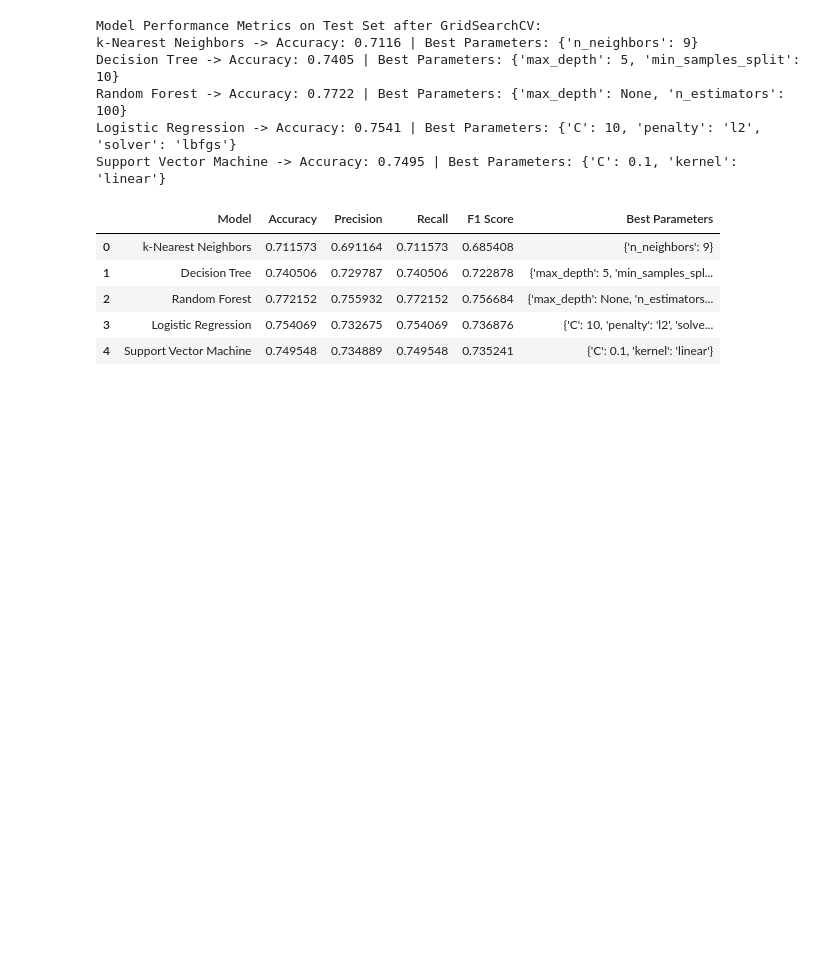
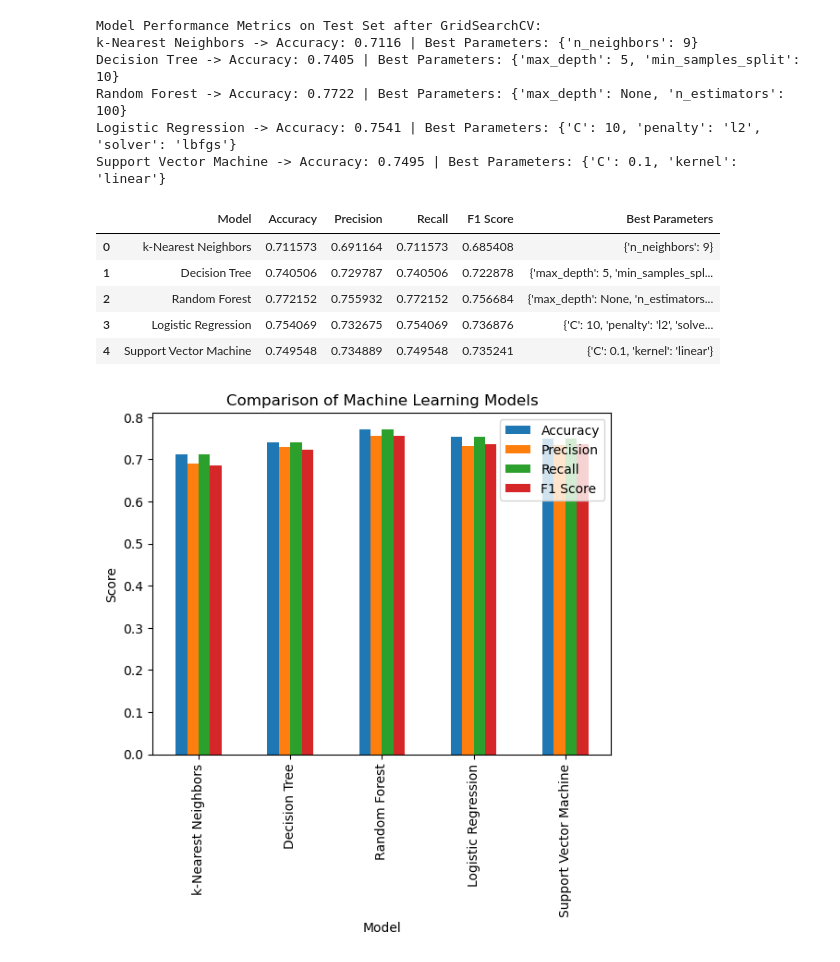
Before and after one commit to CCTsba25327/ml-ca-1-CCTsba25327, a Jupyter notebook: sba25327_CA1_ML.ipynb, the cells around one changed output. Drawn from its saved outputs; the diff is of its cells as text; code cells hidden in the pictures; blank space fills up the shorter version.

Commit message:
Add model comparison plot, feature importance and confusion matrix

```diff
--- a/sba25327_CA1_ML.ipynb
+++ b/sba25327_CA1_ML.ipynb
@@ -176,3 +176,22 @@ Model Performance Metrics on Test Set (5%):
 | 2 | Random Forest | 0.738739 | 0.719927 | 0.738739 | 0.719749 |
 | 3 | Logistic Regression | 0.729730 | 0.707140 | 0.729730 | 0.706955 |
 | 4 | Support Vector Machine | 0.747748 | 0.736286 | 0.747748 | 0.727537 |
+# %%
+# Split the data into training and testing sets (85% training, 15% testing)
+X_train, X_test, y_train, y_test = train_test_split(X, y, test_size = 0.15, random_state = 42)
+print(X_train.shape, X_test.shape, y_train.shape, y_test.shape)
+
+results = []
+for name, classifier in classifiers.items():
+    classifier.fit(X_train, y_train)
+    y_pred = classifier.predict(X_test)
+    accuracy = accuracy_score(y_test, y_pred)
+    report = classification_report(y_test, y_pred, output_dict=True)
+    precision = report['weighted avg']['precision']
+    recall = report['weighted avg']['recall']
+    f1_score = report['weighted avg']['f1-score']
+    results.append([name, accuracy, precision, recall, f1_score])
+
+results_df_15 = pd.DataFrame(results, columns=["Model", "Accuracy", "Precision", "Recall", "F1 Score"])
+print("Model Performance Metrics on Test Set (15%):")
+results_df_15
@@ -295,3 +323,11 @@ Support Vector Machine -> Accuracy: 0.7495 | Best Parameters: {'C': 0.1, 'kernel
 | 2 | Random Forest | 0.772152 | 0.755932 | 0.772152 | 0.756684 | {'max_depth': None, 'n_estimators... |
 | 3 | Logistic Regression | 0.754069 | 0.732675 | 0.754069 | 0.736876 | {'C': 10, 'penalty': 'l2', 'solve... |
 | 4 | Support Vector Machine | 0.749548 | 0.734889 | 0.749548 | 0.735241 | {'C': 0.1, 'kernel': 'linear'} |
+# %%
+# Plot model comparison after GridSearchCV
+results_df.plot(x = 'Model', y = ['Accuracy', 'Precision', 'Recall', 'F1 Score'], kind = 'bar')
+plt.title('Comparison of Machine Learning Models')
+plt.ylabel('Score')
+plt.show()
+# %% [output]
+[figure, added]
```
Also changed, not shown: parts of 4 cells of this notebook.
